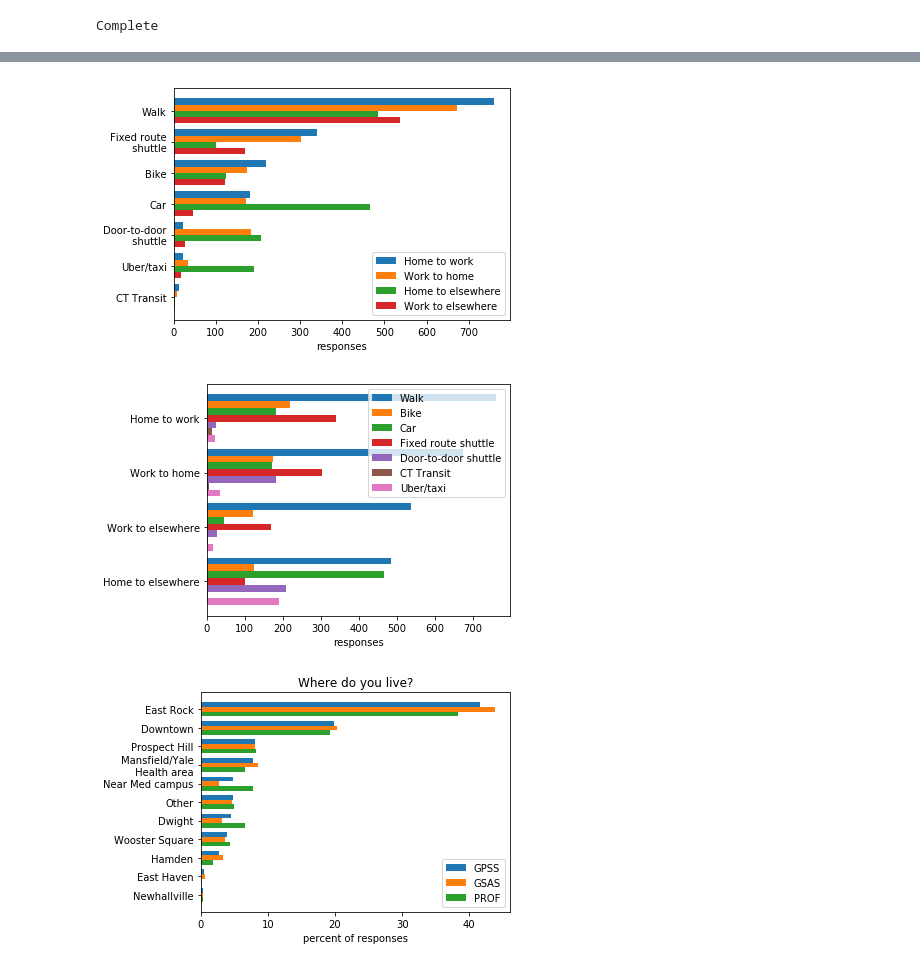
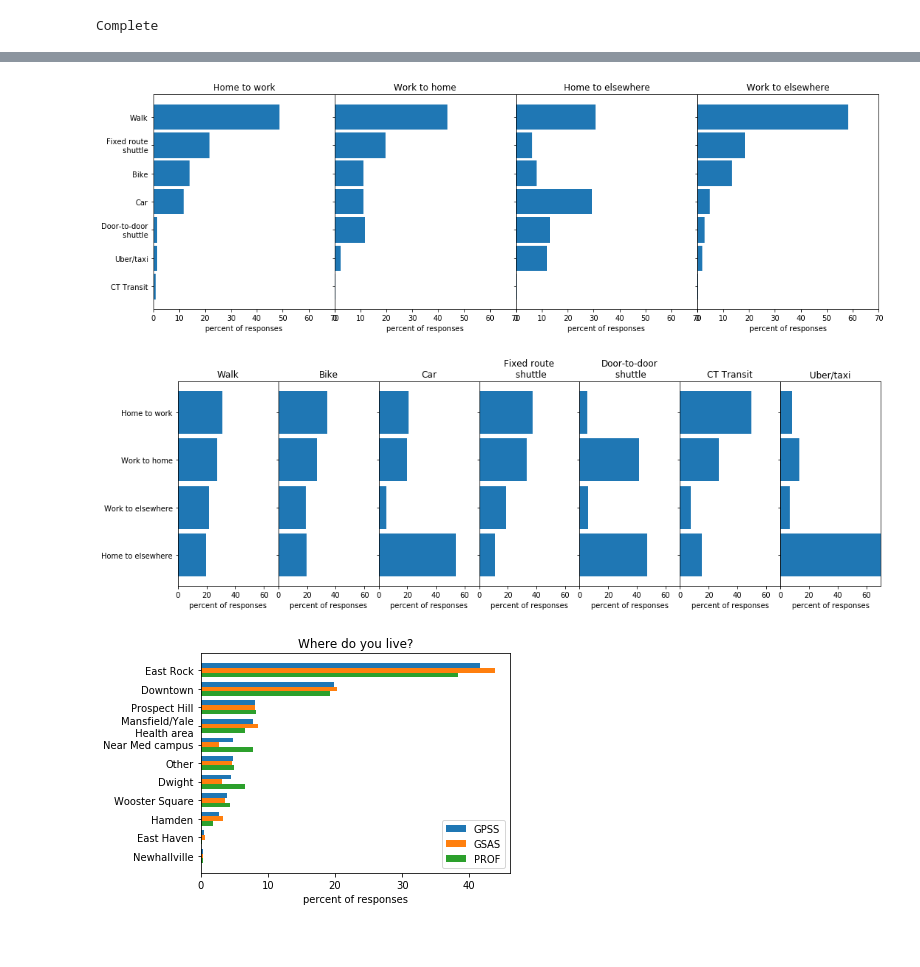
Before and after one commit to matulisca/GSASurveyAnalysis, a Jupyter notebook: transit_analysis.ipynb, the cells around one changed output, grey strips where cells are left out. Saved outputs shown, nothing was run; the diff lists cells and outputs as text; code cells hidden in the pictures; blank space fills up the shorter version.

```diff
--- a/transit_analysis.ipynb
+++ b/transit_analysis.ipynb
@@ -127,14 +127,14 @@ def plot_hist(counts_dict, length=None, norm=True, responses=None,
 
     return responses
 
-def compare_columns(data, col1, col2, r1, r2, ax=None, n_col=6):
+def compare_columns(data, col1, col2, r1, r2, ax=None, n_col=6, sort=True, norm=False):
     counts = dict.fromkeys(r1)
     for key in counts:
         counts[key] = dict.fromkeys(r2, 0)
 
     if ax is None:
-        fig, ax = plt.subplots()
-    sort = True
+        fig, ax = plt.subplots(1, len(r1), sharey=True)
+    sort = sort
     width = 1 / (len(r1)+1)
     for i, resp in enumerate(r1):
         if n_col > 1:
@@ -148,7 +148,8 @@ def compare_columns(data, col1, col2, r1, r2, ax=None, n_col=6):
             count = Counter(data[1:][col2][(data[col1] == resp)])
             for key in counts[resp]:
                 counts[resp][key] += count[key]
-        r2 = plot_hist(counts[resp], responses=r2, label=resp, ax=ax, offset=i*width, width=width, sort=sort, norm=False)
+        r2 = plot_hist(counts[resp], responses=r2, ax=ax[i], sort=sort, norm=norm)
+        ax[i].set_title(clean_string(resp))
         sort = False
 
 GPSS_DATA = get_data(GPSS_FILE)
@@ -161,7 +162,7 @@ Complete
 # Question 1: How do you usually travel in the given times?
 
 fig1, ax1 = plt.subplots()
-fig2, ax2 = plt.subplots(1,6, sharey=True, figsize=[15,5])
+fig2, ax2 = plt.subplots(1,6, sharey=True, figsize=[15,4])
 ax2 = ax2.flatten()
 sort = True
 r = ['Walk', 'Bike', 'Car', 'Fixed route shuttle', 'Door-to-door shuttle', 'CT Transit', 'Uber/taxi', 'To-door shuttle (law/med)', 'Other']
@@ -171,18 +172,18 @@ for i in range(1,7):
 
     r = hist_from_column(GPSS_DATA, q, label=GPSS_DATA[q][0].split(') - ')[-1], ax=ax1, offset=0.1*i, width=0.09, responses=r, sort=sort)
 
-    hist_from_column(GPSS_DATA, q, label='GPSS', ax=ax, offset=0.0, width=0.25, responses=r)
-    hist_from_column(GSAS_DATA, q, label='GSAS', ax=ax, offset=0.25, width=0.25, responses=r)
-    hist_from_diff(GPSS_DATA, GSAS_DATA, q, label='PROF', ax=ax, offset=0.5, width=0.25, responses=r)
+    hist_from_column(GPSS_DATA, q, label='GPSS', ax=ax, offset=0.0, width=0.8, responses=r)
+#     hist_from_column(GSAS_DATA, q, label='GSAS', ax=ax, offset=0.25, width=0.25, responses=r)
+#     hist_from_diff(GPSS_DATA, GSAS_DATA, q, label='PROF', ax=ax, offset=0.5, width=0.25, responses=r)
     ax.set_title(GPSS_DATA[q][0].split(') - ')[-1])
     ax.legend(loc=4)
     sort = False
 
 ax2[0].invert_yaxis()
+for ax in ax2: ax.set_xlim(0, 60)
 fig2.tight_layout()
 fig2.subplots_adjust(wspace=0)
 fig2.savefig('plots/Q1_comp.png')
-
 
 ax1.set_title('How do you usually travel in the given times?')
 ax1.legend()
@@ -209,7 +210,7 @@ fig.savefig('plots/Q2.png')
 # Question 21: Where are you usually traveling in the given times?
 
 fig1, ax1 = plt.subplots()
-fig2, ax2 = plt.subplots(1,6, sharey=True, figsize=[15,5])
+fig2, ax2 = plt.subplots(1,6, sharey=True, figsize=[15,3])
 ax2 = ax2.flatten()
 r = ['Home to work', 'Home to elsewhere', 'Work to home', 'Work to elsewhere']
 for i in range(1,7):
@@ -218,17 +219,18 @@ for i in range(1,7):
 
     hist_from_column(GPSS_DATA, q, label=GPSS_DATA[q][0].split(') - ')[-1], ax=ax1, offset=0.1*i, width=0.09, responses=r)
 
-    hist_from_column(GPSS_DATA, q, label='GPSS', ax=ax, offset=0.0, width=0.3, responses=r)
-    hist_from_column(GSAS_DATA, q, label='GSAS', ax=ax, offset=0.3, width=0.3, responses=r)
-    hist_from_diff(GPSS_DATA, GSAS_DATA, q, label='PROF', ax=ax, offset=0.6, width=0.3, responses=r)
+    hist_from_column(GPSS_DATA, q, label='GPSS', ax=ax, offset=0.0, width=0.8, responses=r)
+#     hist_from_column(GSAS_DATA, q, label='GSAS', ax=ax, offset=0.3, width=0.3, responses=r)
+#     hist_from_diff(GPSS_DATA, GSAS_DATA, q, label='PROF', ax=ax, offset=0.6, width=0.3, responses=r)
     ax.set_title(GPSS_DATA[q][0].split(') - ')[-1])
     ax.legend()
 
 
 ax2[0].invert_yaxis()
+for ax in ax2: ax.set_xlim(0, 100)
 fig2.tight_layout()
 fig2.subplots_adjust(wspace=0)
-fig2.savefig('plots/{}.png'.format(q))
+fig2.savefig('plots/Q21_comp.png')
 
 ax1.set_title('Where are you usually traveling in the given times?')
 ax1.invert_yaxis()
@@ -241,20 +243,23 @@ fig1.savefig('plots/Q21.png')
 # %%
 # Compare Question 1 and Question 21
 
 trans =  ['Walk', 'Bike', 'Car', 'Fixed route shuttle', 'Door-to-door shuttle', 'CT Transit', 'Uber/taxi']
 methods = ['Home to work', 'Work to home', 'Home to elsewhere', 'Work to elsewhere']
 
-fig1, ax1 = plt.subplots()
-fig2, ax2 = plt.subplots()
-compare_columns(GPSS_DATA, 'Q21', 'Q1', methods, trans, ax=ax1, n_col=6)
-compare_columns(GPSS_DATA, 'Q1', 'Q21', trans, methods, ax=ax2, n_col=6)
-ax1.legend()
-ax2.legend()
+fig1, ax1 = plt.subplots(1, len(methods), sharey=True, figsize=[15,5])
+fig2, ax2 = plt.subplots(1, len(trans), sharey=True, figsize=[15,5])
+compare_columns(GPSS_DATA, 'Q21', 'Q1', methods, trans, ax=ax1, n_col=6, norm=True)
+compare_columns(GPSS_DATA, 'Q1', 'Q21', trans, methods, ax=ax2, n_col=6, norm=True)
+for ax in list(ax1) + list(ax2): ax.set_xlim(0, 70)
 fig1.tight_layout()
 fig2.tight_layout()
+fig1.subplots_adjust(wspace=0)
+fig2.subplots_adjust(wspace=0)
+fig1.savefig('plots/Q21_Q1.png')
+fig2.savefig('plots/Q1_Q21.png')
 # %% [output]
-[figure, old version]
+[figure, new version]
-[figure, old version]
+[figure, new version]
 # %%
 # Question 3: Where do you live?
 
```
Also changed, not shown: parts of 8 cells of this notebook, 17 other files.
